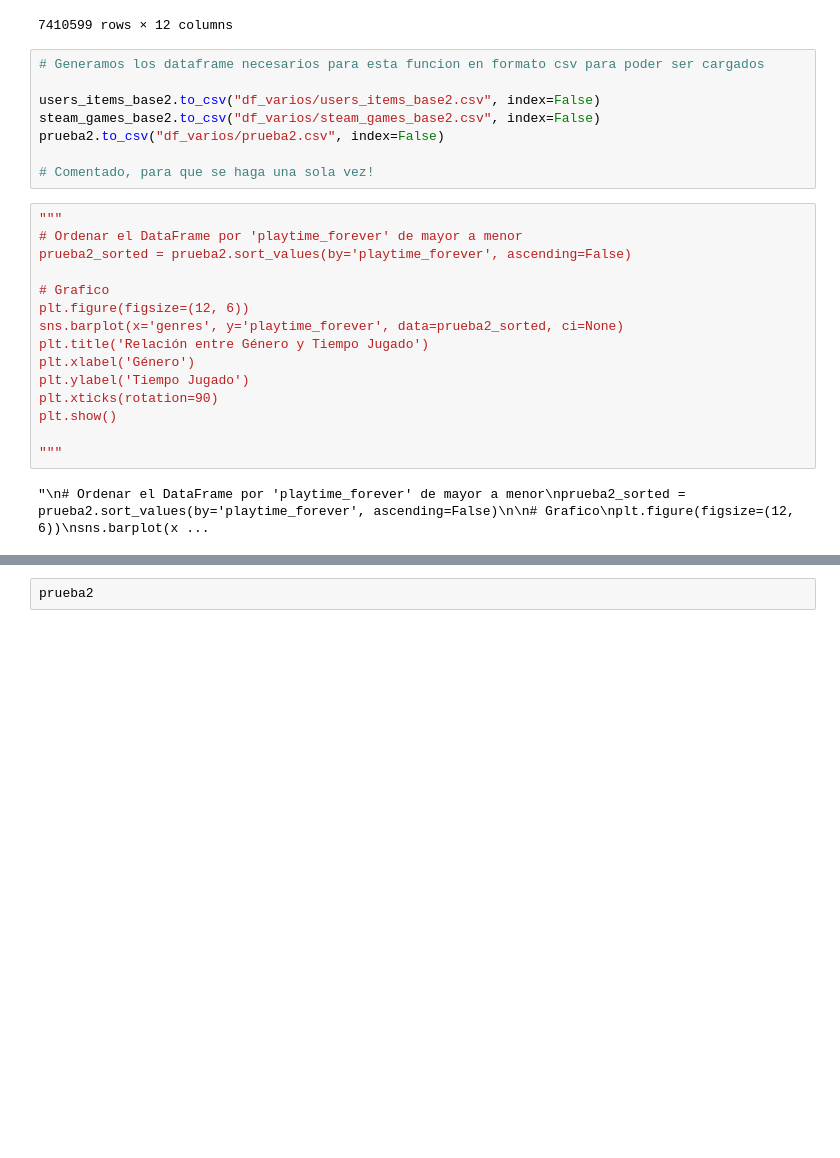
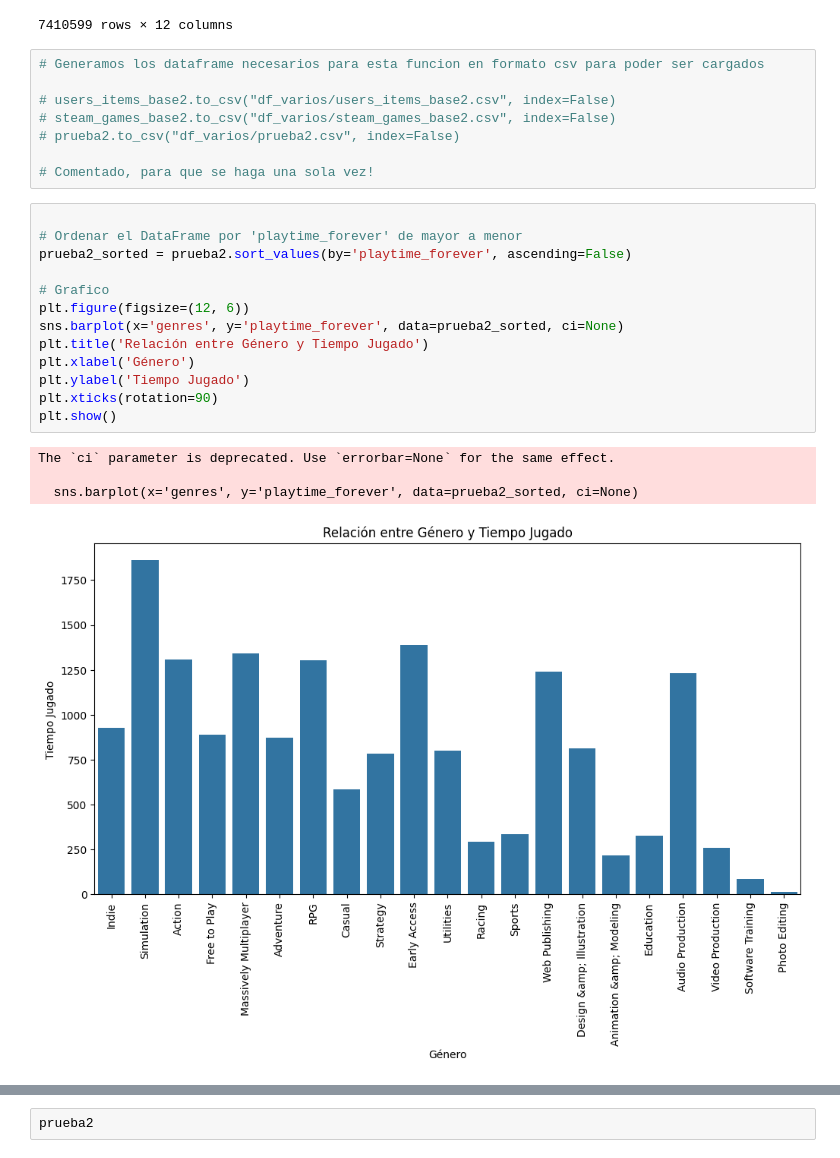
Before and after one commit to nicogutierrezcoll/PI_NGC_MLOps, a Jupyter notebook: Proceso_EDA_Nico.ipynb, the cells around one changed output, grey strips where cells are left out. Drawn from its saved outputs; the diff is of its cells as text; blank space fills up the shorter version.

```diff
--- a/Proceso_EDA_Nico.ipynb
+++ b/Proceso_EDA_Nico.ipynb
@@ -339,26 +339,27 @@ prueba2
 # %%
 # Generamos los dataframe necesarios para esta funcion en formato csv para poder ser cargados
 
-users_items_base2.to_csv("df_varios/users_items_base2.csv", index=False)
-steam_games_base2.to_csv("df_varios/steam_games_base2.csv", index=False)
-prueba2.to_csv("df_varios/prueba2.csv", index=False)
+# users_items_base2.to_csv("df_varios/users_items_base2.csv", index=False)
+# steam_games_base2.to_csv("df_varios/steam_games_base2.csv", index=False)
+# prueba2.to_csv("df_varios/prueba2.csv", index=False)
 
 # Comentado, para que se haga una sola vez!
 # %%
-"""
+
 # Ordenar el DataFrame por 'playtime_forever' de mayor a menor
 prueba2_sorted = prueba2.sort_values(by='playtime_forever', ascending=False)
 
 # Grafico
 plt.figure(figsize=(12, 6))
 sns.barplot(x='genres', y='playtime_forever', data=prueba2_sorted, ci=None)
 plt.title('Relación entre Género y Tiempo Jugado')
 plt.xlabel('Género')
 plt.ylabel('Tiempo Jugado')
 plt.xticks(rotation=90)
 plt.show()
-
-"""
 # %% [output]
-"\n# Ordenar el DataFrame por 'playtime_forever' de mayor a menor\nprueba2_sorted = prueba2.sort_values(by='playtime_forever', ascending=False)\n\n# Grafico\nplt.figure(figsize=(12, 6))\nsns.barplot(x ...
+The `ci` parameter is deprecated. Use `errorbar=None` for the same effect.
+
+  sns.barplot(x='genres', y='playtime_forever', data=prueba2_sorted, ci=None)
+[figure, added]
 # %%
```
Also changed, not shown: parts of 10 cells of this notebook, 24 other files.
